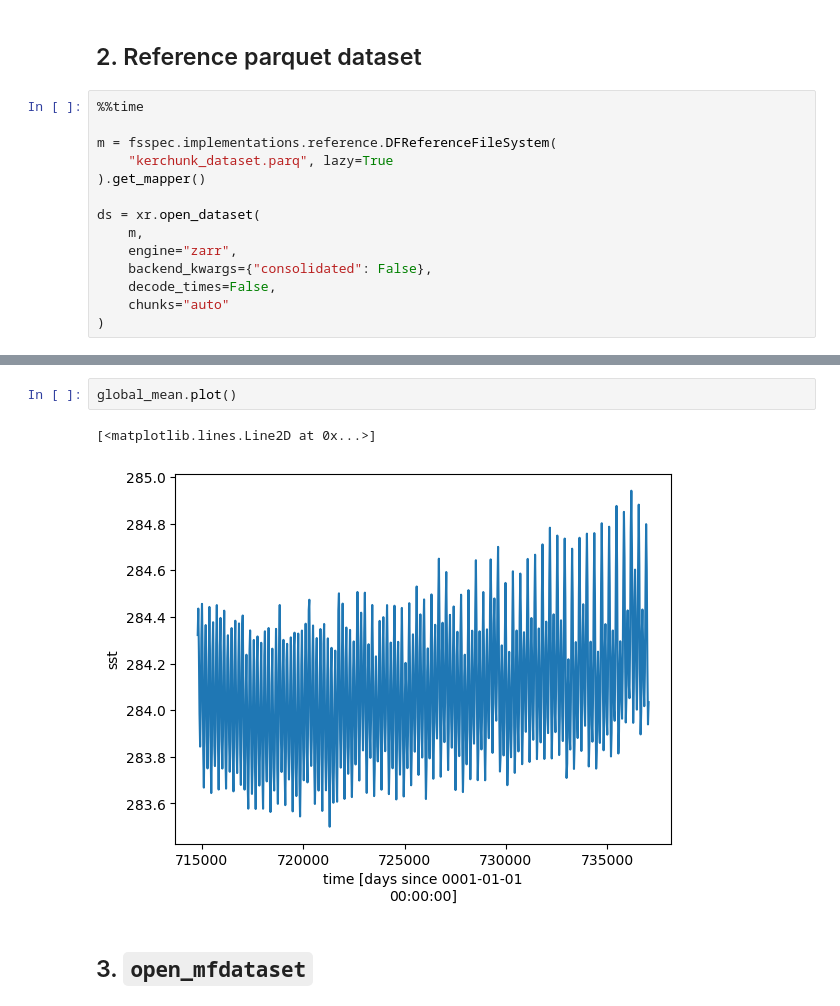
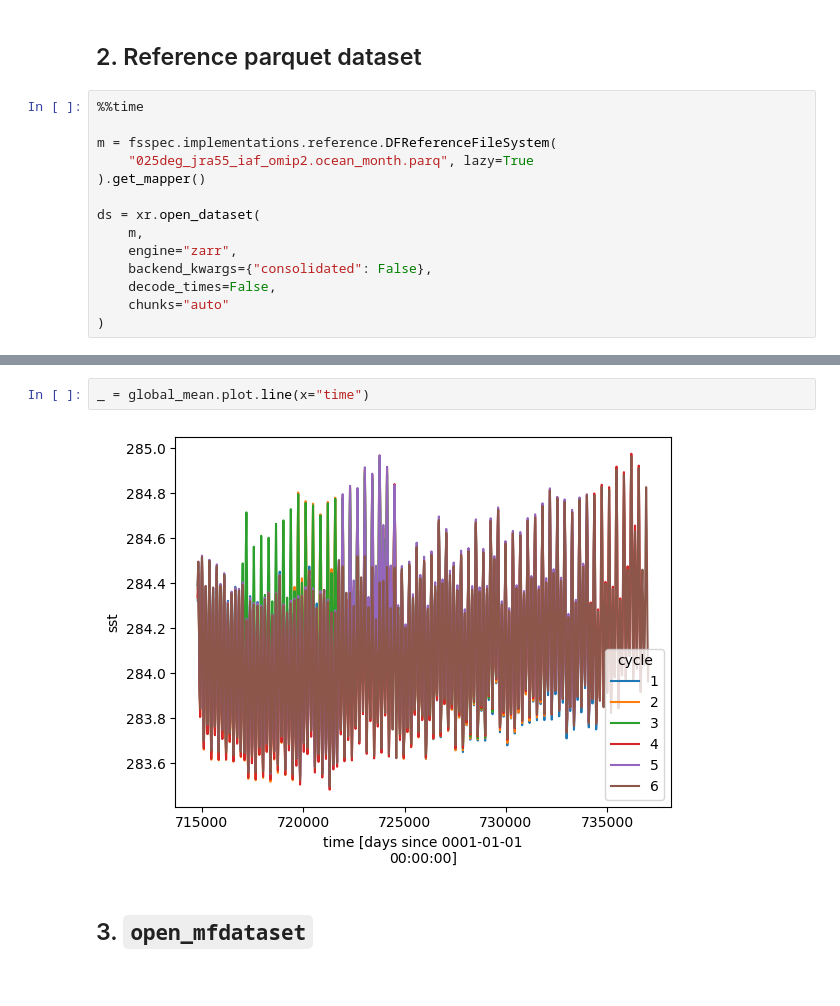
Before and after one commit to ACCESS-NRI/dev_data_querying, a Jupyter notebook: cosima_intake/cosima_kerchunk.ipynb, the cells around one changed output, grey strips where cells are left out. Cells and saved outputs as stored; diff of their text form; blank space fills up the shorter version.

```diff
--- a/cosima_intake/cosima_kerchunk.ipynb
+++ b/cosima_intake/cosima_kerchunk.ipynb
@@ -214,7 +135,7 @@ global_mean.plot()
 %%time
 
 m = fsspec.implementations.reference.DFReferenceFileSystem(
-    "kerchunk_dataset.parq", lazy=True
+    "025deg_jra55_iaf_omip2.ocean_month.parq", lazy=True
 ).get_mapper()
 
 ds = xr.open_dataset(
@@ -238,7 +159,6 @@ Wall time: 10.5 s
 # %%
-global_mean.plot()
+_ = global_mean.plot.line(x="time")
 # %% [output]
-[<matplotlib.lines.Line2D at 0x...>]
-[figure, old version]
+[figure, new version]
 # %% [markdown]
 ## 3. `open_mfdataset`
```
Also changed, not shown: parts of 19 cells of this notebook, 4 other files.
